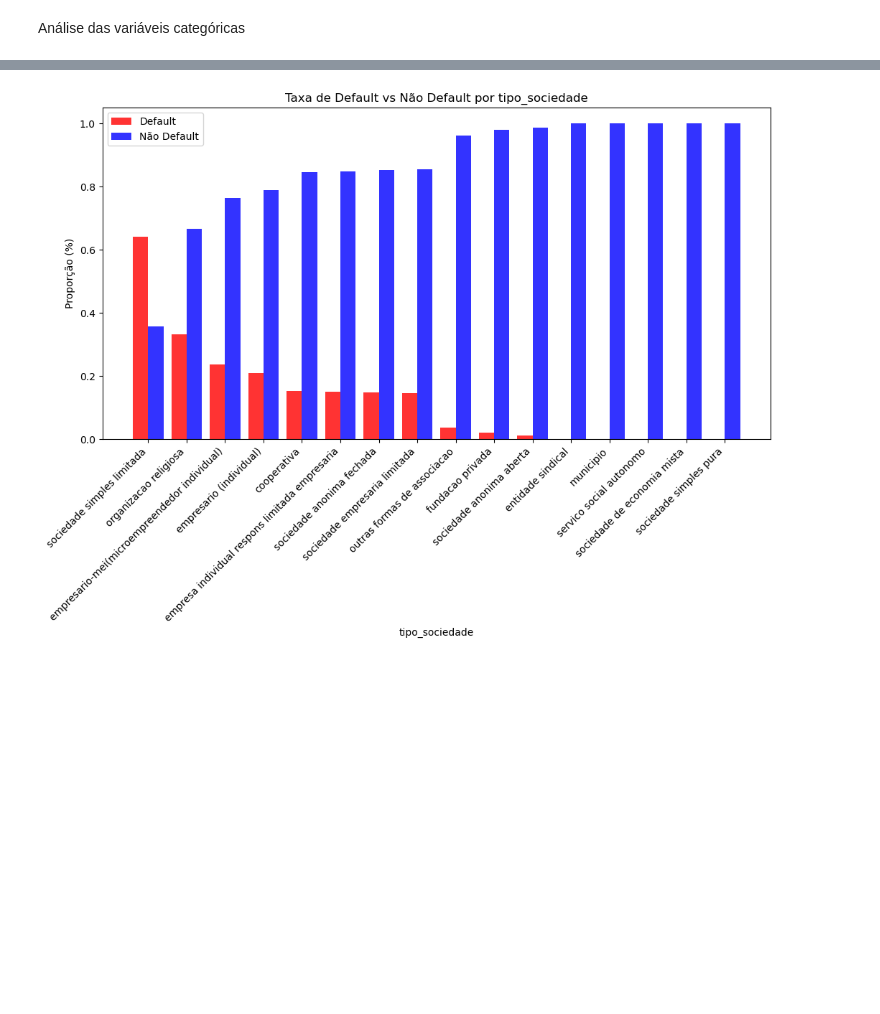
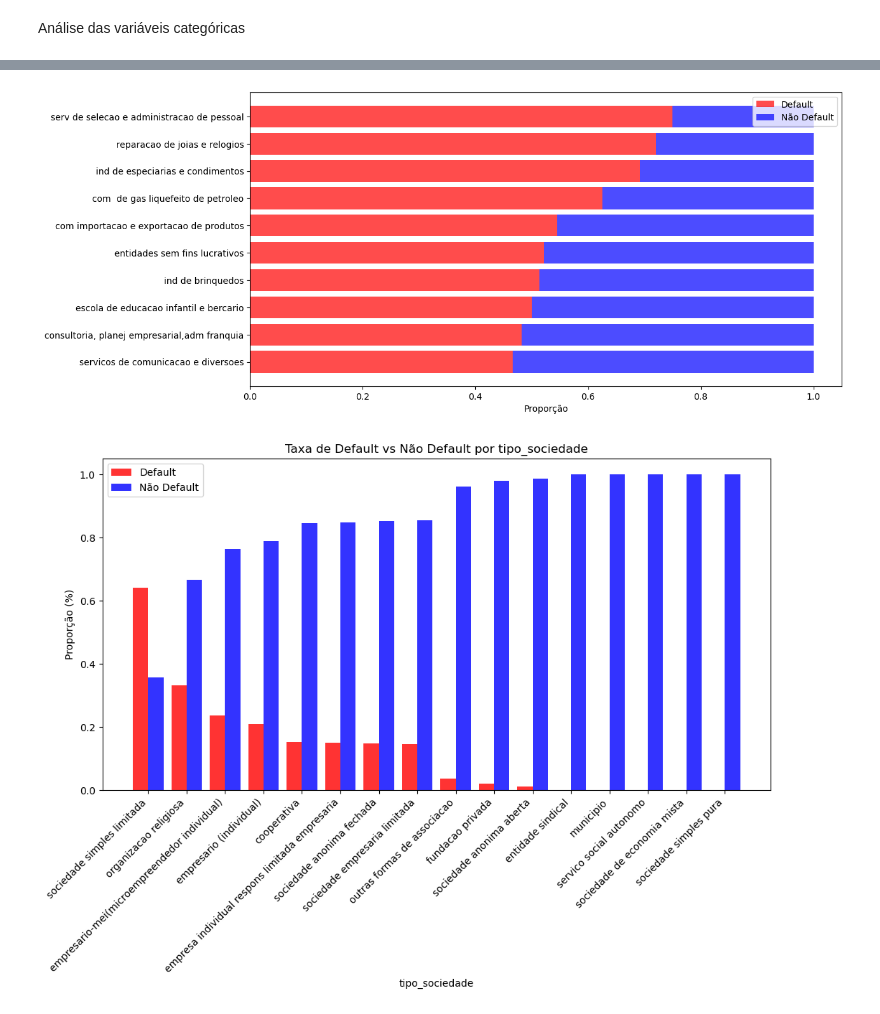
Before and after one commit to MaiaraMoro/X-health, a Jupyter notebook: notebooks/01_analise_exploratoria.ipynb, the cells around one changed output, grey strips where cells are left out. Drawn from its saved outputs; the diff is of its cells as text; code cells hidden in the pictures; blank space fills up the shorter version.

```diff
--- a/notebooks/01_analise_exploratoria.ipynb
+++ b/notebooks/01_analise_exploratoria.ipynb
@@ -812,3 +804,12 @@ display(filtered_correlation_df.sort_values(by="Correlação com Default", ascen
 | 4 | valor_vencido | 0.149700 | 0.0 |
 # %% [markdown]
 Análise das variáveis categóricas
+# %%
+#comparação de taxa de default entre as diferentes categorias de atividade principal
+
+taxa_default_atividade = df.groupby("atividade_principal")["default"].agg(['mean', 'count'])
+taxa_default_atividade["non_default"] = 1 - taxa_default_atividade["mean"]
+
+taxa_default_atividade = taxa_default_atividade.sort_values(by="mean", ascending=False)
+
+print(taxa_default_atividade)
@@ -815,3 +832,28 @@ Análise das variáveis categóricas
+# %%
+# visualizar top 10 maiores taxas de default por atividade
+top_10_atividades = taxa_default_atividade.head(10)
+
+fig, ax = plt.subplots(figsize=(12, 6))
+
+bar_width = 0.6
+x = np.arange(len(top_10_atividades))
+
+# barras para default
+ax.barh(x, top_10_atividades["mean"], color="red", alpha=0.7, label="Default")
+
+# barras para não default (empilhadas)
+ax.barh(x, top_10_atividades["non_default"], left=top_10_atividades["mean"], color="blue", alpha=0.7, label="Não Default")
+
+# Configurações do gráfico
+ax.set_yticks(x)
+ax.set_yticklabels(top_10_atividades.index)
+ax.set_xlabel("Proporção")
+ax.legend()
+
+plt.gca().invert_yaxis()
+plt.show()
+# %% [output]
+[figure, added]
 # %%
 df = df.drop(columns=["forma_pagamento", "atividade_principal", "data_pedido"])
 # %%
```
Also changed, not shown: parts of 4 cells of this notebook, 2 other files.
